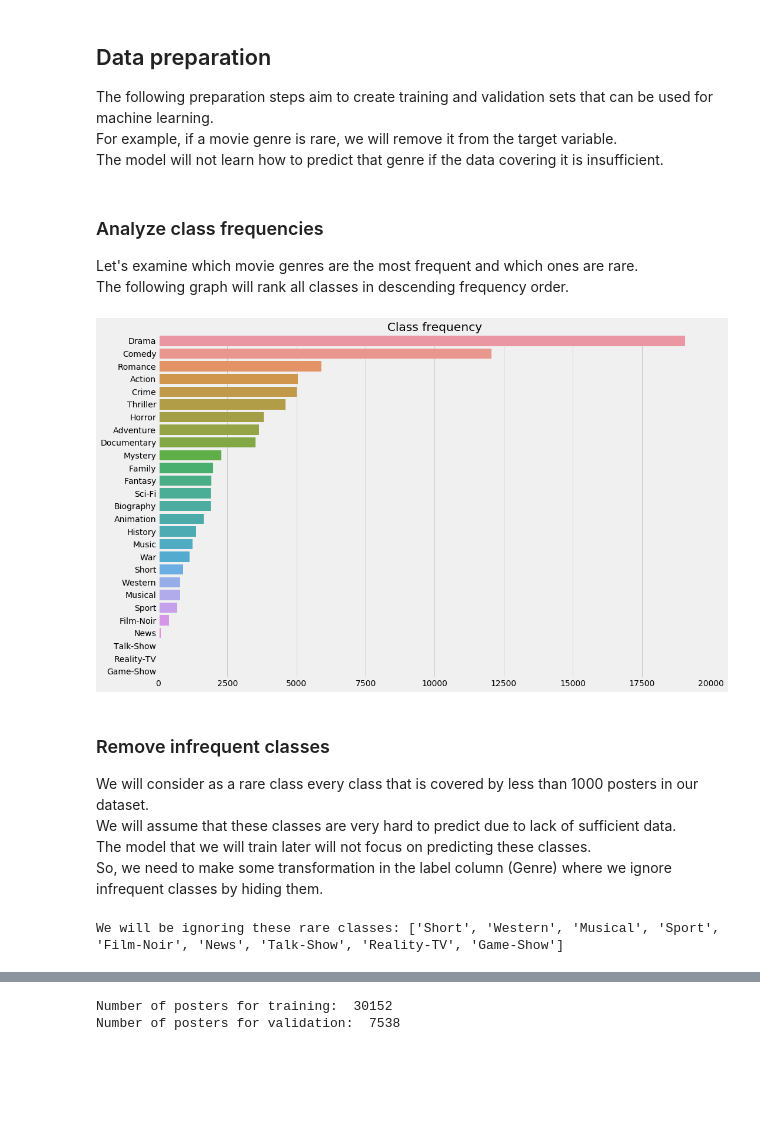
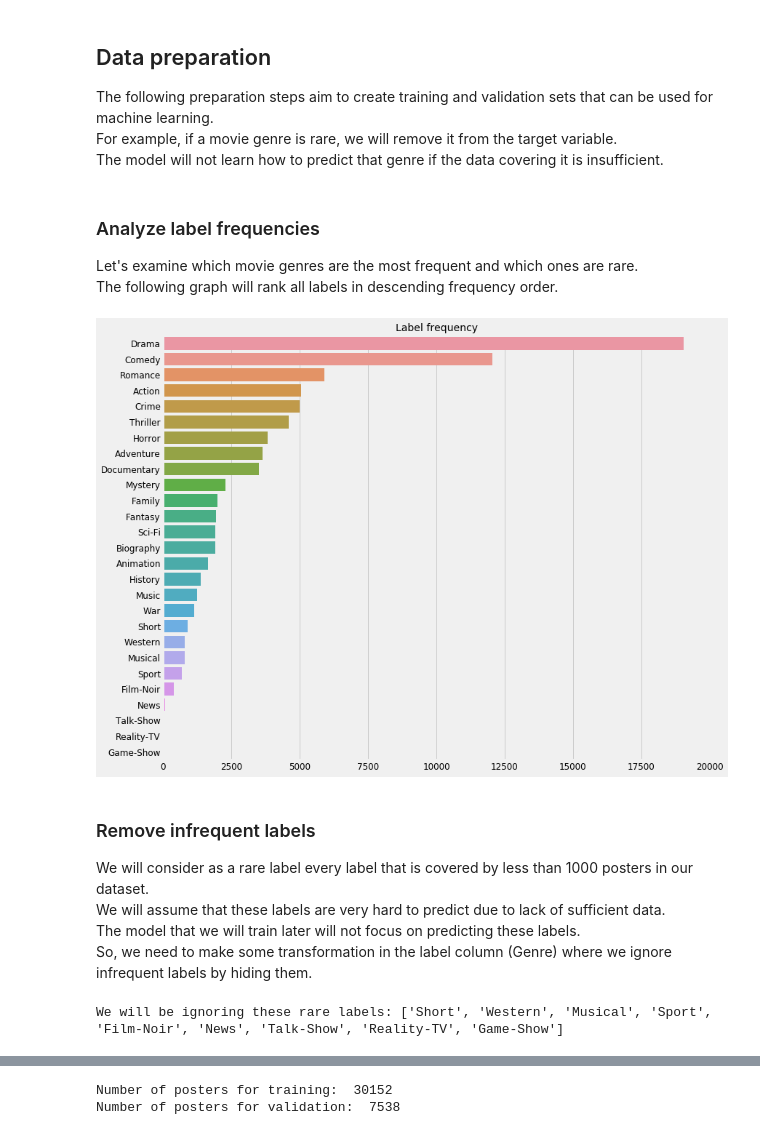
Before and after one commit to ashrefm/multi-label-soft-f1, a Jupyter notebook: Multi-Label Image Classification in TensorFlow 2.0.ipynb, the cells around one changed output, grey strips where cells are left out. Cells and saved outputs as stored; diff of their text form; code cells hidden in the pictures; blank space fills up the shorter version.

Commit message:
model retraining, markdown comments updated

```diff
--- a/Multi-Label Image Classification in TensorFlow 2.0.ipynb
+++ b/Multi-Label Image Classification in TensorFlow 2.0.ipynb
@@ -158,34 +158,36 @@ The following preparation steps aim to create training and validation sets that
 For example, if a movie genre is rare, we will remove it from the target variable.
 The model will not learn how to predict that genre if the data covering it is insufficient.
 # %% [markdown]
-### Analyze class frequencies
+### Analyze label frequencies
 Let's examine which movie genres are the most frequent and which ones are rare.
-The following graph will rank all classes in descending frequency order.
+The following graph will rank all labels in descending frequency order.
 # %%
-# Get class frequencies in descending order
-class_freq = movies['Genre'].apply(lambda s: str(s).split('|')).explode().value_counts().sort_values(ascending=False)
+# Get label frequencies in descending order
+label_freq = movies['Genre'].apply(lambda s: str(s).split('|')).explode().value_counts().sort_values(ascending=False)
 
 # Bar plot
 style.use("fivethirtyeight")
-plt.figure(figsize=(15,10))
-sns.barplot(y=class_freq.index.values, x=class_freq, order=class_freq.index)
-plt.title("Class frequency")
+plt.figure(figsize=(12,10))
+sns.barplot(y=label_freq.index.values, x=label_freq, order=label_freq.index)
+plt.title("Label frequency", fontsize=14)
 plt.xlabel("")
+plt.xticks(fontsize=12)
+plt.yticks(fontsize=12)
 plt.show()
 # %% [output]
-[figure, old version]
+[figure, new version]
 # %% [markdown]
-### Remove infrequent classes
-We will consider as a rare class every class that is covered by less than 1000 posters in our dataset.
-We will assume that these classes are very hard to predict due to lack of sufficient data.
-The model that we will train later will not focus on predicting these classes.
-So, we need to make some transformation in the label column (Genre) where we ignore infrequent classes by hiding them.
+### Remove infrequent labels
+We will consider as a rare label every label that is covered by less than 1000 posters in our dataset.
+We will assume that these labels are very hard to predict due to lack of sufficient data.
+The model that we will train later will not focus on predicting these labels.
+So, we need to make some transformation in the label column (Genre) where we ignore infrequent labels by hiding them.
 # %%
 # Create a list of rare labels
-rare = list(class_freq[class_freq<1000].index)
-print("We will be ignoring these rare classes:", rare)
+rare = list(label_freq[label_freq<1000].index)
+print("We will be ignoring these rare labels:", rare)
 # %% [output]
-We will be ignoring these rare classes: ['Short', 'Western', 'Musical', 'Sport', 'Film-Noir', 'News', 'Talk-Show', 'Reality-TV', 'Game-Show']
+We will be ignoring these rare labels: ['Short', 'Western', 'Musical', 'Sport', 'Film-Noir', 'News', 'Talk-Show', 'Reality-TV', 'Game-Show']
 # %%
 # Transform Genre into a list of labels and remove the rare ones
 movies['Genre'] = movies['Genre'].apply(lambda s: [l for l in str(s).split('|') if l not in rare])
```
Also changed, not shown: parts of 50 cells of this notebook.
